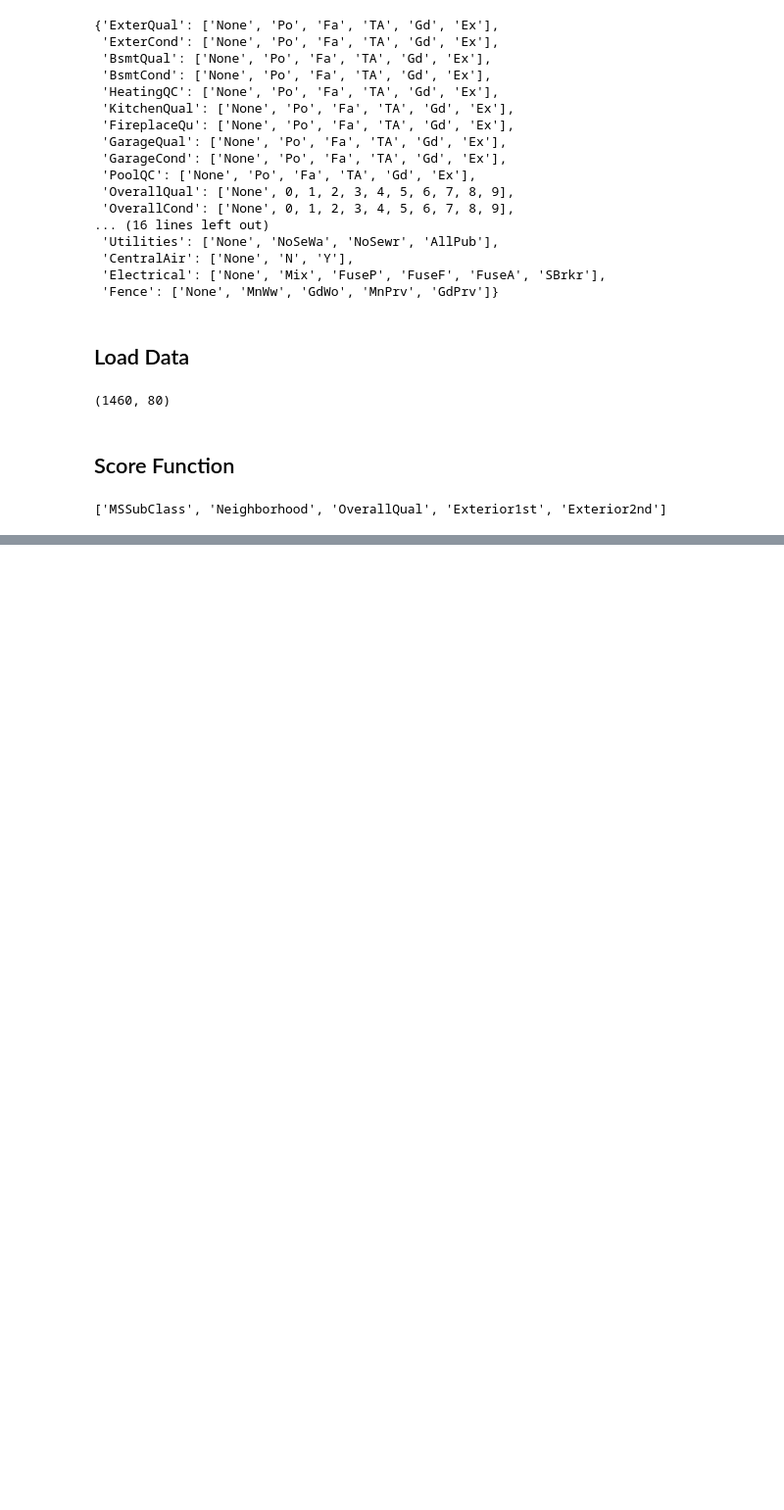
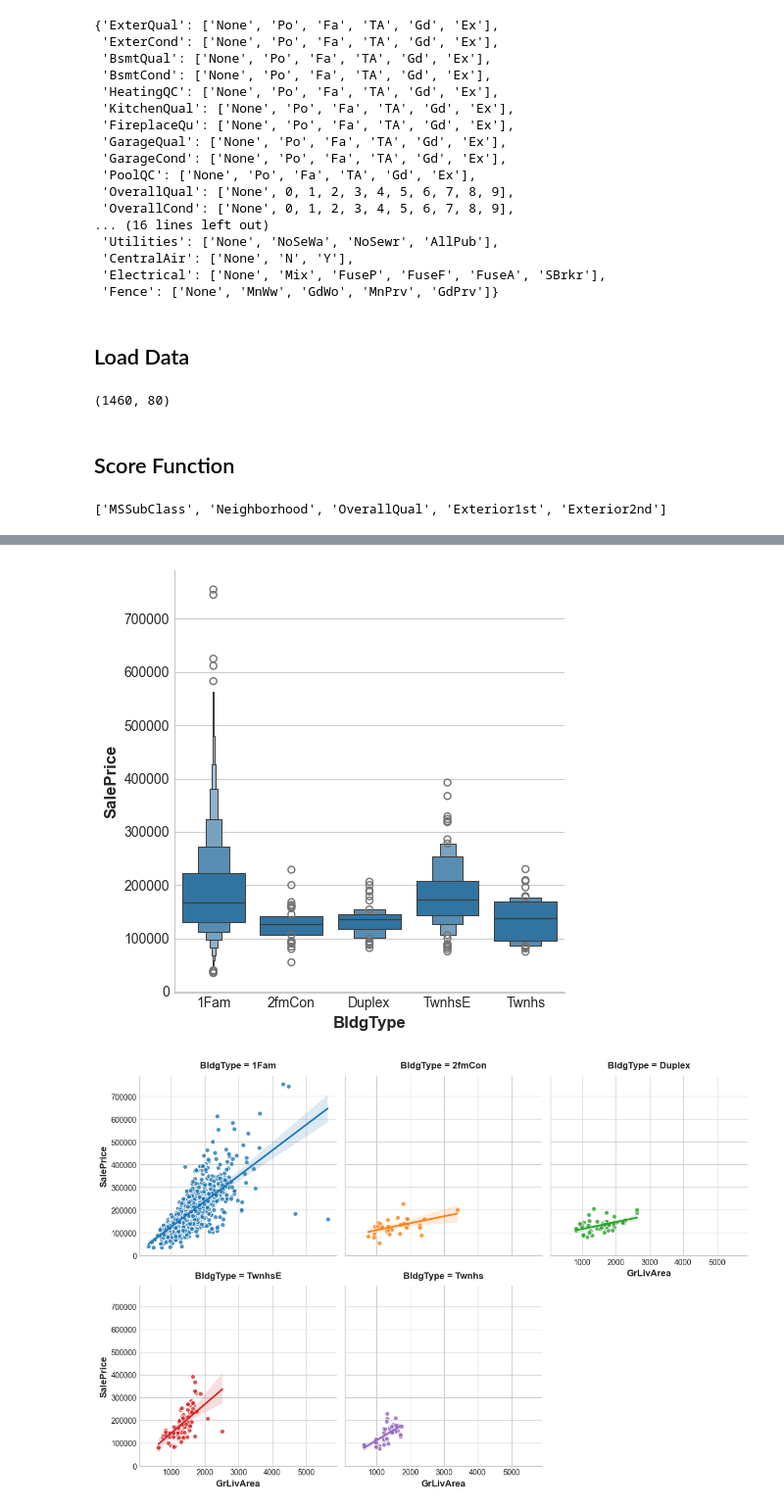
Before and after one commit to Xenoxort/PortfolioProjects, a Jupyter notebook: House Price Comp.ipynb, the cells around one changed output, grey strips where cells are left out. Shown at 98% size. Drawn from its saved outputs; the diff is of its cells as text; code cells hidden in the pictures; blank space fills up the shorter version.

```diff
--- a/House Price Comp.ipynb
+++ b/House Price Comp.ipynb
@@ -243,0 +285,14 @@ Base score: 0.14443
+# %%
+#Feature Interaction
+#Catplot
+sns.catplot(x="BldgType", y="SalePrice", data=train_inv, kind="boxen");
+#Lmplot
+feature = "GrLivArea"
+
+sns.lmplot(
+    x=feature, y="SalePrice", hue="BldgType", col="BldgType",
+    data=train_inv, scatter_kws={"edgecolor": 'w'}, col_wrap=3, height=4,
+);
+# %% [output]
+[figure, added]
+[figure, added]
```
Also changed, not shown: parts of 8 cells of this notebook.
